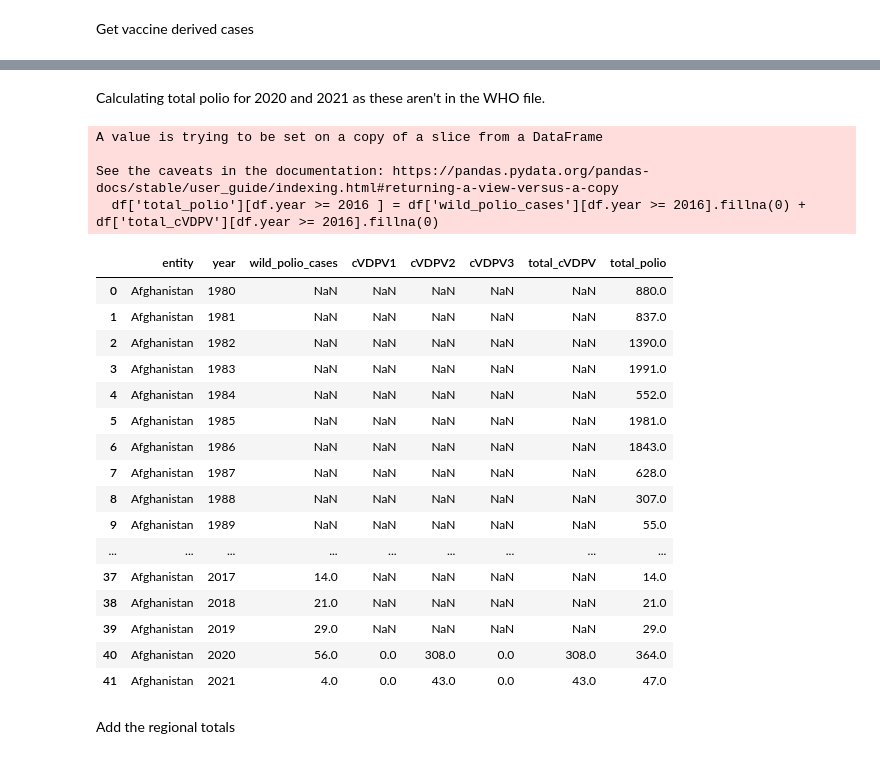
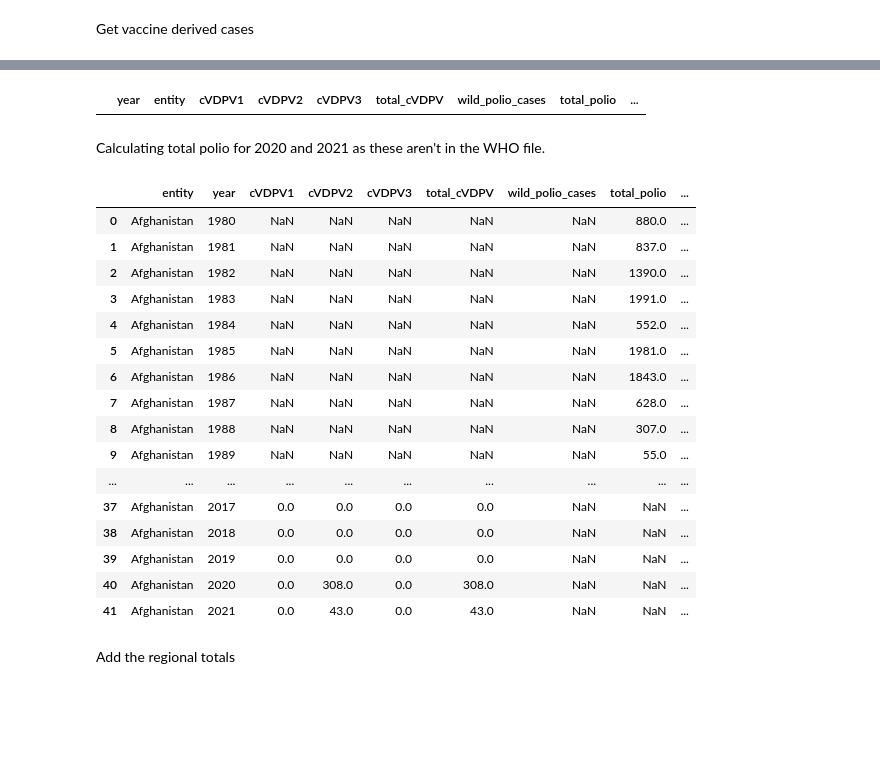
Before and after one commit to owid/notebooks, a Jupyter notebook: FionaSpooner/polio_cases/combine_polio_data.ipynb, the cells around one changed output, grey strips where cells are left out. Saved outputs shown, nothing was run; the diff lists cells and outputs as text; code cells hidden in the pictures; blank space fills up the shorter version.

Commit message:
refactor(polio_cases): adding in the extranet data

```diff
--- a/FionaSpooner/polio_cases/combine_polio_data.ipynb
+++ b/FionaSpooner/polio_cases/combine_polio_data.ipynb
@@ -16,2 +55,2 @@ We'll sum the VD and WT polio cases for total polio after 2016, the WHO sheet se
 # %%
-who_melt = who_melt[who_melt.year < 2016]
+who_melt = who_melt[who_melt.year < 2001]
@@ -17,0 +59,3 @@ who_melt = who_melt[who_melt.year < 2016]
+# %%
+who_both = who_ext.merge(who_melt, on=['year','entity', 'total_polio'], how='outer').sort_values(['year','entity'])
+who_both
@@ -52,10 +109,11 @@ fp = f"data/polio_vaccine_derived_cases_{date}.pdf"
 with open(fp, 'wb') as f:
     f.write(res.content)
 
-vd_df = extract_vd_cases(file_path = fp)
+vd_df = extract_vd_cases()
 vd_df['entity'] = standardise_countries(vd_df['entity'])
 vd_df.year = vd_df.year.astype(int)
 vd_df.total_cVDPV = vd_df.total_cVDPV.astype(int)
 
 vd_df = vd_df.groupby(['entity', 'year']).sum()
 vd_df = vd_df.reset_index()
+vd_df
@@ -69,3 +134,11 @@ polio_df = reduce(
+# %%
+
+polio_df = vd_df.merge(who_both, on=['entity','year', 'total_cVDPV'], how='outer').merge(afp_stool_data, on=['entity','year'], how='outer')
+polio_df = polio_df.groupby(['year','entity'],as_index=False).first()
+# %%
+polio_df[polio_df[['year','entity']].duplicated(keep=False)].sort_values(['year','entity'])
+# %% [output]
+|  | year | entity | cVDPV1 | cVDPV2 | cVDPV3 | total_cVDPV | wild_polio_cases | total_polio | ... |
 # %%
 df = polio_df.set_index(['entity','year'])
 mux = pd.MultiIndex.from_product([df.index.levels[0], df.index.levels[1]],names=['entity','year'])
@@ -73,30 +146,26 @@ df = df.reindex(mux, fill_value=np.nan).reset_index()
 # %% [markdown]
 Calculating total polio for 2020 and 2021 as these aren't in the WHO file.
 # %%
-df['total_polio'][df.year >= 2016 ] = df['wild_polio_cases'][df.year >= 2016].fillna(0) + df['total_cVDPV'][df.year >= 2016].fillna(0)
+#df['total_polio'][df.year >= 2016 ] = df['wild_polio_cases'][df.year >= 2016].fillna(0) + df['total_cVDPV'][df.year >= 2016].fillna(0)
 df[df.entity == 'Afghanistan']
 # %% [output]
-A value is trying to be set on a copy of a slice from a DataFrame
-
-See the caveats in the documentation: https://pandas.pydata.org/pandas-docs/stable/user_guide/indexing.html#returning-a-view-versus-a-copy
-  df['total_polio'][df.year >= 2016 ] = df['wild_polio_cases'][df.year >= 2016].fillna(0) + df['total_cVDPV'][df.year >= 2016].fillna(0)
-|  | entity | year | wild_polio_cases | cVDPV1 | cVDPV2 | cVDPV3 | total_cVDPV | total_polio |
-| 0 | Afghanistan | 1980 | NaN | NaN | NaN | NaN | NaN | 880.0 |
-| 1 | Afghanistan | 1981 | NaN | NaN | NaN | NaN | NaN | 837.0 |
-| 2 | Afghanistan | 1982 | NaN | NaN | NaN | NaN | NaN | 1390.0 |
-| 3 | Afghanistan | 1983 | NaN | NaN | NaN | NaN | NaN | 1991.0 |
-| 4 | Afghanistan | 1984 | NaN | NaN | NaN | NaN | NaN | 552.0 |
-| 5 | Afghanistan | 1985 | NaN | NaN | NaN | NaN | NaN | 1981.0 |
-| 6 | Afghanistan | 1986 | NaN | NaN | NaN | NaN | NaN | 1843.0 |
-| 7 | Afghanistan | 1987 | NaN | NaN | NaN | NaN | NaN | 628.0 |
-| 8 | Afghanistan | 1988 | NaN | NaN | NaN | NaN | NaN | 307.0 |
-| 9 | Afghanistan | 1989 | NaN | NaN | NaN | NaN | NaN | 55.0 |
-| ... | ... | ... | ... | ... | ... | ... | ... | ... |
-| 37 | Afghanistan | 2017 | 14.0 | NaN | NaN | NaN | NaN | 14.0 |
-| 38 | Afghanistan | 2018 | 21.0 | NaN | NaN | NaN | NaN | 21.0 |
-| 39 | Afghanistan | 2019 | 29.0 | NaN | NaN | NaN | NaN | 29.0 |
-| 40 | Afghanistan | 2020 | 56.0 | 0.0 | 308.0 | 0.0 | 308.0 | 364.0 |
-| 41 | Afghanistan | 2021 | 4.0 | 0.0 | 43.0 | 0.0 | 43.0 | 47.0 |
+|  | entity | year | cVDPV1 | cVDPV2 | cVDPV3 | total_cVDPV | wild_polio_cases | total_polio | ... |
+| 0 | Afghanistan | 1980 | NaN | NaN | NaN | NaN | NaN | 880.0 | ... |
+| 1 | Afghanistan | 1981 | NaN | NaN | NaN | NaN | NaN | 837.0 | ... |
+| 2 | Afghanistan | 1982 | NaN | NaN | NaN | NaN | NaN | 1390.0 | ... |
+| 3 | Afghanistan | 1983 | NaN | NaN | NaN | NaN | NaN | 1991.0 | ... |
+| 4 | Afghanistan | 1984 | NaN | NaN | NaN | NaN | NaN | 552.0 | ... |
+| 5 | Afghanistan | 1985 | NaN | NaN | NaN | NaN | NaN | 1981.0 | ... |
+| 6 | Afghanistan | 1986 | NaN | NaN | NaN | NaN | NaN | 1843.0 | ... |
+| 7 | Afghanistan | 1987 | NaN | NaN | NaN | NaN | NaN | 628.0 | ... |
+| 8 | Afghanistan | 1988 | NaN | NaN | NaN | NaN | NaN | 307.0 | ... |
+| 9 | Afghanistan | 1989 | NaN | NaN | NaN | NaN | NaN | 55.0 | ... |
+| ... | ... | ... | ... | ... | ... | ... | ... | ... | ... |
+| 37 | Afghanistan | 2017 | 0.0 | 0.0 | 0.0 | 0.0 | NaN | NaN | ... |
+| 38 | Afghanistan | 2018 | 0.0 | 0.0 | 0.0 | 0.0 | NaN | NaN | ... |
+| 39 | Afghanistan | 2019 | 0.0 | 0.0 | 0.0 | 0.0 | NaN | NaN | ... |
+| 40 | Afghanistan | 2020 | 0.0 | 308.0 | 0.0 | 308.0 | NaN | NaN | ... |
+| 41 | Afghanistan | 2021 | 0.0 | 43.0 | 0.0 | 43.0 | NaN | NaN | ... |
 # %% [markdown]
 Add the regional totals
 # %%
```
Also changed, not shown: parts of 11 cells of this notebook, 19 other files.
